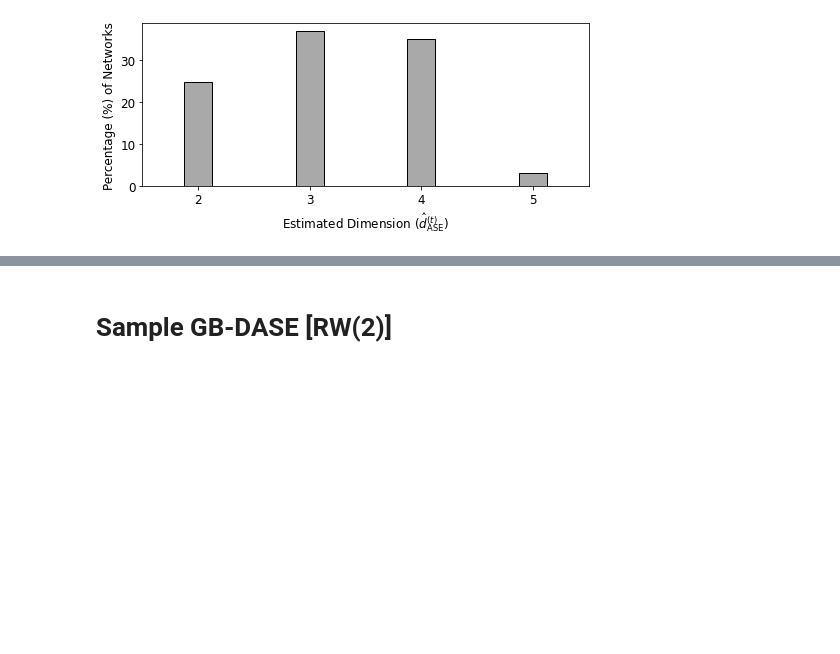
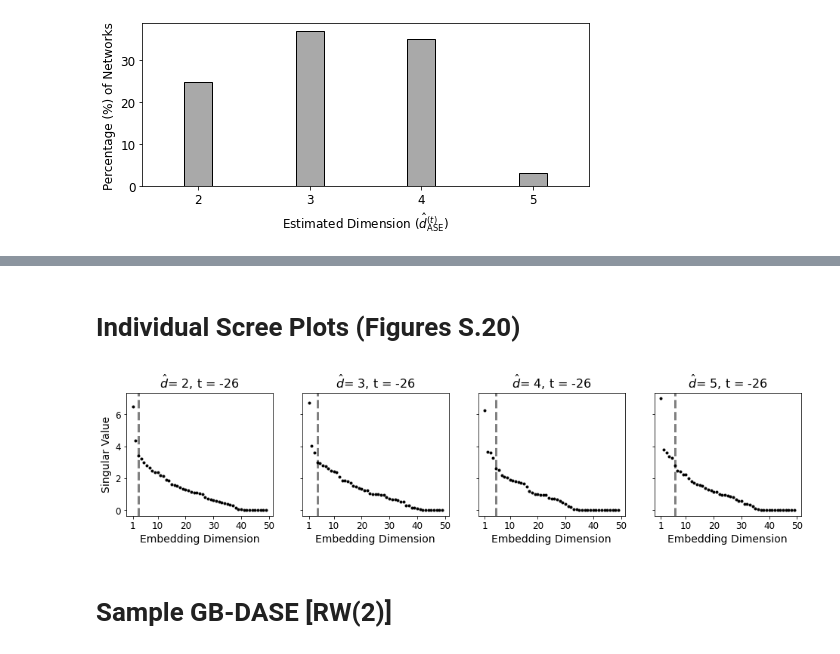
Before and after one commit to joshloyal/DynamicRDPG, a Jupyter notebook: scripts/polecat_application/POLECAT Application.ipynb, the cells around one changed output, grey strips where cells are left out. Saved outputs shown, nothing was run; the diff lists cells and outputs as text; code cells hidden in the pictures; blank space fills up the shorter version.

```diff
--- a/scripts/polecat_application/POLECAT Application.ipynb
+++ b/scripts/polecat_application/POLECAT Application.ipynb
@@ -56,3 +83,32 @@ ax.tick_params(axis='both', which='major', labelsize=12)
+# %% [markdown]
+# Individual Scree Plots (Figures S.20)
+# %%
+import scipy
+from graspologic.embed import select_dimension
+from graspologic.utils import augment_diagonal
+
+letters = ['a', 'b', 'c', 'd']
+rng = np.random.default_rng(123)
+fig, ax = plt.subplots(figsize=(16, 3), ncols=4, sharey=True, sharex=True)
+for i, d in enumerate([2, 3, 4, 5]):
+    ts = np.where(np.asarray(dims) == d)[0]
+    t = rng.choice(ts)
+    D = scipy.sparse.linalg.svds(A=augment_diagonal(Y[t]), k=Y[t].shape[0]-1, return_singular_vectors=False)
+    D = np.sort(D)[::-1]
+    elbows, singvals = select_dimension(augment_diagonal(Y[t]), n_elbows=2, threshold=None)
+
+    #ax[i].axvline(elbows[0], linestyle='--', color='gray')
+    ax[i].axvline(elbows[-1]+1, linestyle='--', color='gray', lw=3)
+    ax[i].plot(np.arange(D.shape[0]) + 1, D, 'k.')
+    if i == 0:
+        ax[i].set_ylabel('Singular Value', fontsize=14)
+    ax[i].set_title(r'$\hat{d}$' + f'= {d}, t = {k}', fontsize=16)
+
+    ax[i].set_xlabel(f'Embedding Dimension', fontsize=14)
+    ax[i].set_xticks([1, 10, 20, 30, 40, 50])
+    ax[i].tick_params(axis='both', labelsize=12)
+# %% [output]
+[figure, added]
 # %% [markdown]
 # Sample GB-DASE [RW(2)]
 # %%
```
Also changed, not shown: parts of 28 cells of this notebook, 2 other files.
